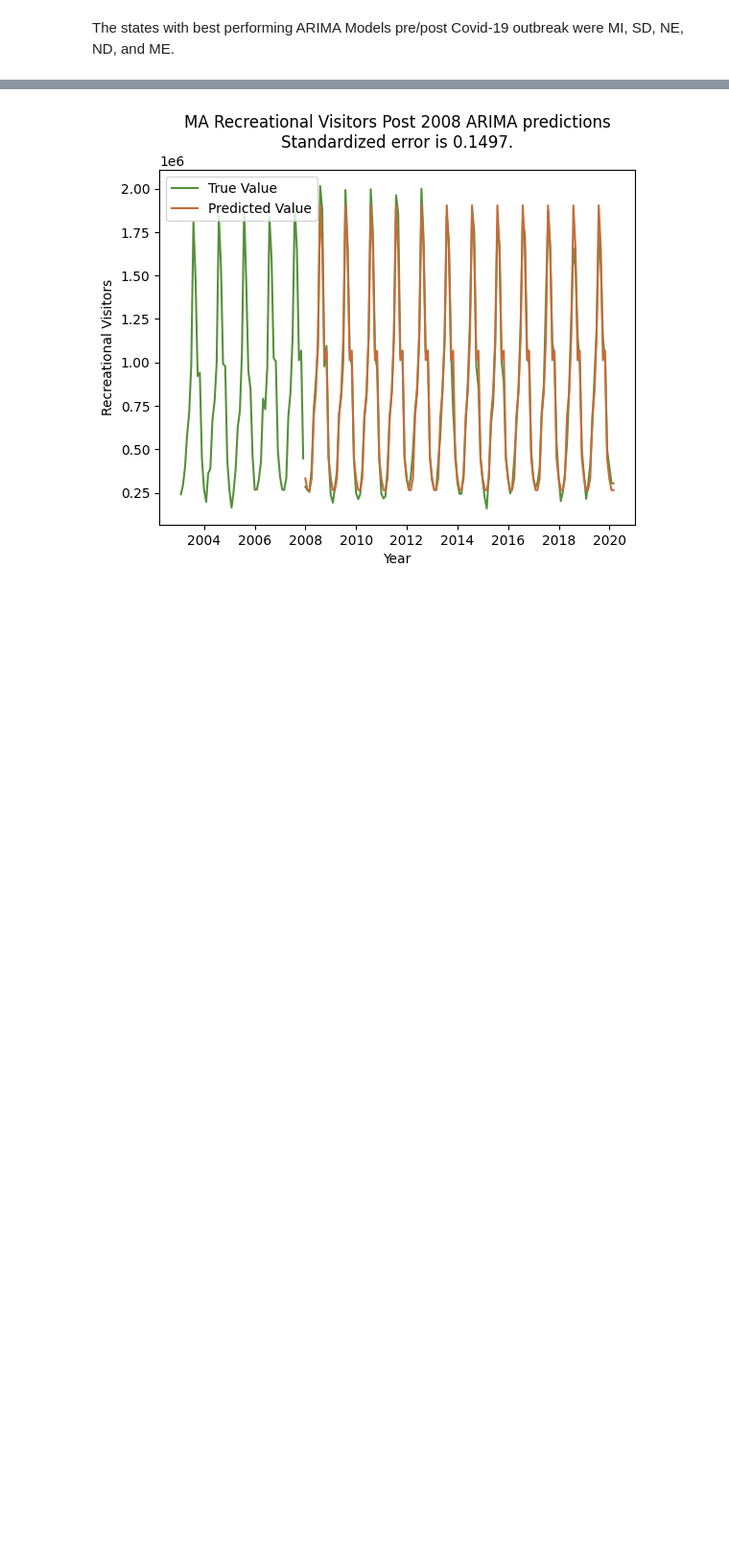
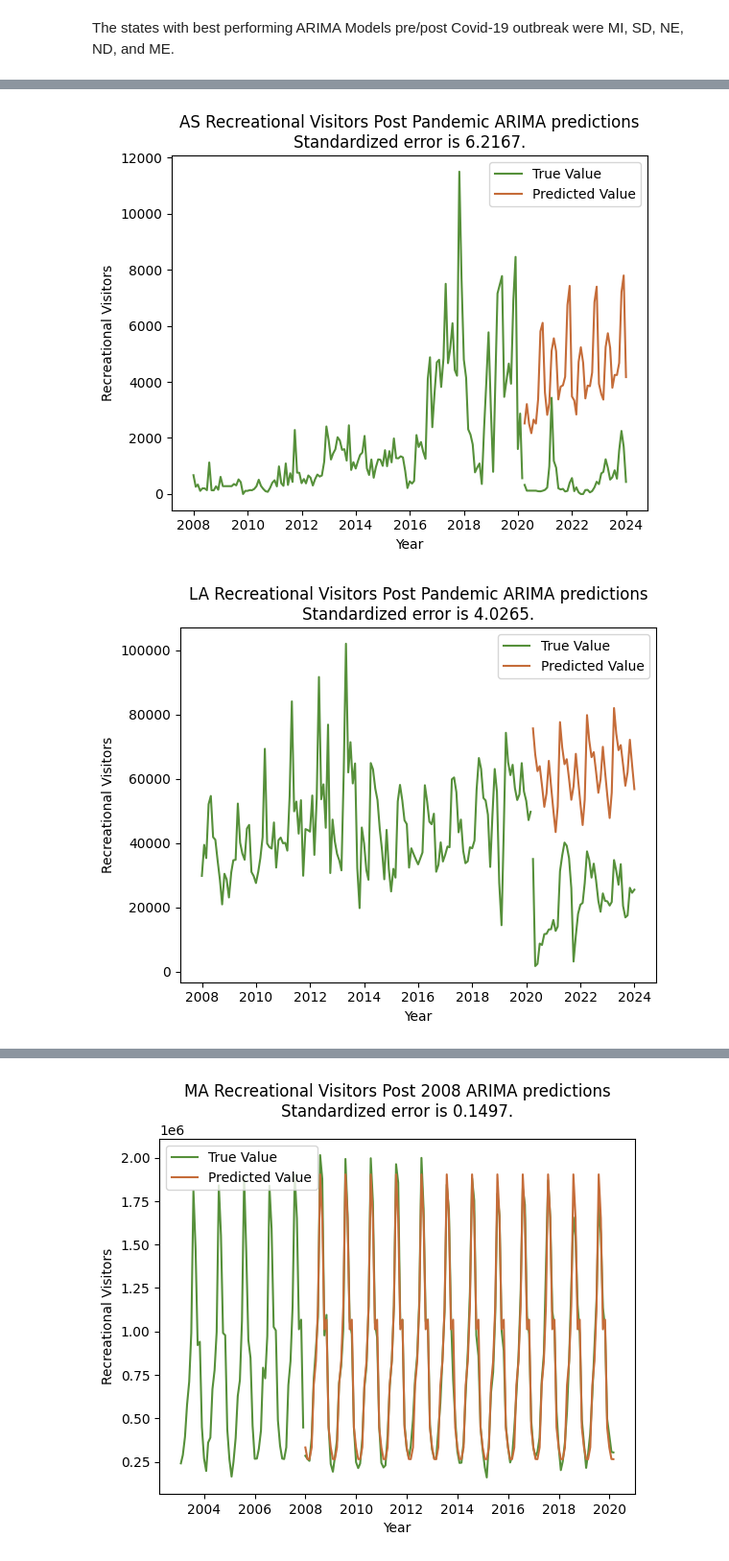
Before and after one commit to scmcqueen/NationalParksDataMining, a Jupyter notebook: covid_2008.ipynb, the cells around one changed output, grey strips where cells are left out. Shown at 96% size. Saved outputs shown, nothing was run; the diff lists cells and outputs as text; code cells hidden in the pictures; blank space fills up the shorter version.

```diff
--- a/covid_2008.ipynb
+++ b/covid_2008.ipynb
@@ -347,0 +362,15 @@ arima_2020_error_df.sort_values(by='std_error',ascending=False).head(5)
+# %%
+# ARIMA Models with the worst fit for 2020
+worst_fit_2020=arima_2020_error_df.sort_values(by='std_error',ascending=False).head(5)
+
+for x in worst_fit_2020.index:
+    sns.lineplot(y=arima_models_2020[x]['train'],x=train,label='True Value',color='#56903A')
+    sns.lineplot(y=arima_models_2020[x]['test'],x=test,color='#56903A')
+    sns.lineplot(y=arima_models_2020[x]['predictions'].values,x=test,label='Predicted Value',color='#C56C39')
+    plt.ylabel('Recreational Visitors')
+    plt.xlabel('Year')
+    plt.title(f'{x} Recreational Visitors Post Pandemic ARIMA predictions\nStandardized error is {round(worst_fit_2020.loc[x].std_error,4)}.')
+    plt.show()
+# %% [output]
+[figure, added]
+[figure, added]
```
Also changed, not shown: parts of 6 cells of this notebook.
